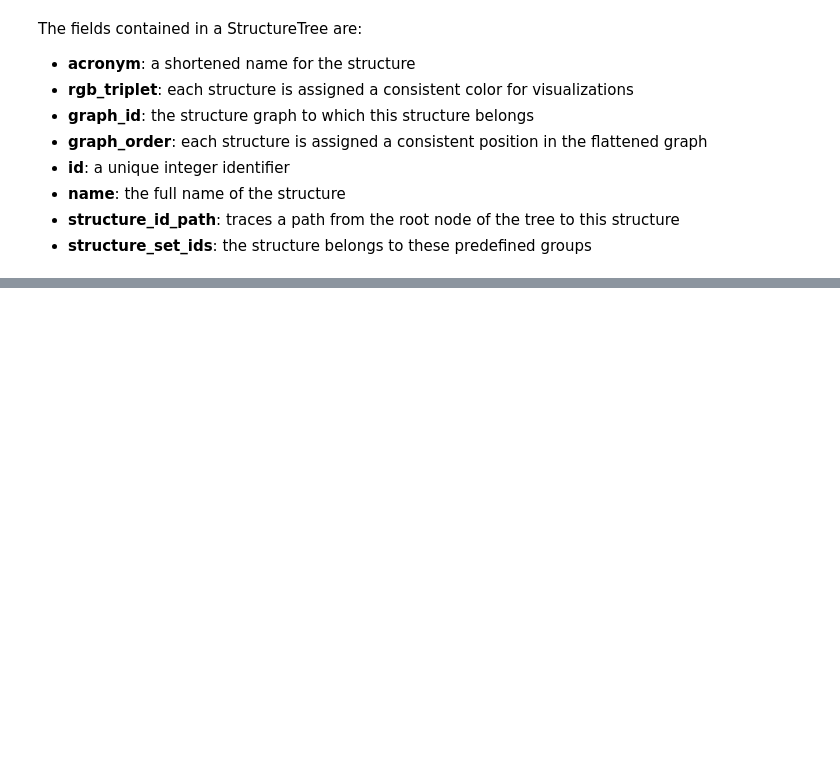
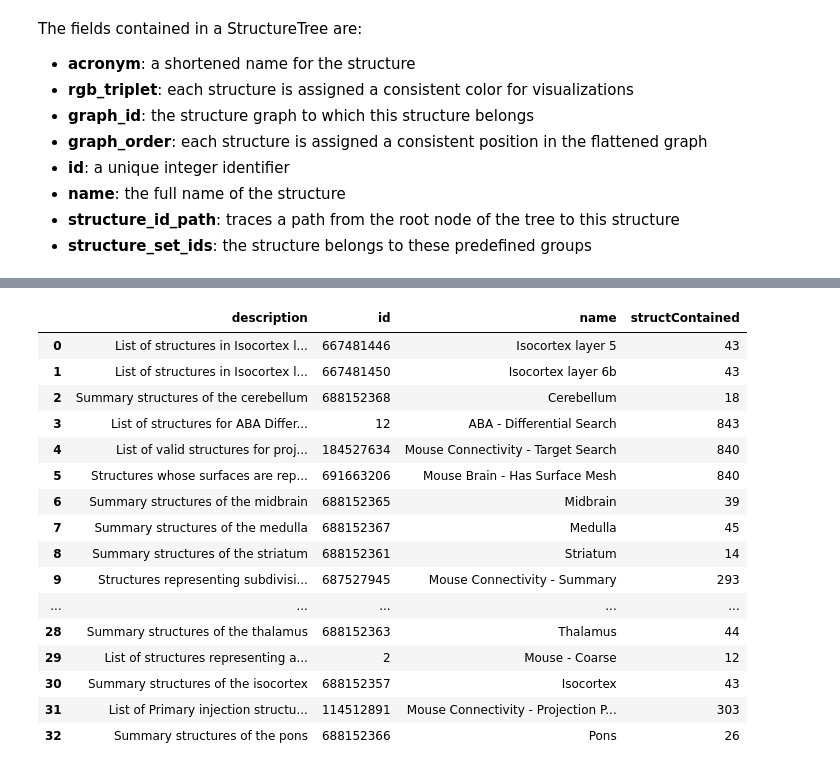
Before and after one commit to HMS-IDAC/RiffleShuffle, a Jupyter notebook: python/Explore the Allen Atlas.ipynb, the cells around one changed output, grey strips where cells are left out. Cells and saved outputs as stored; diff of their text form; code cells hidden in the pictures; blank space fills up the shorter version.

```diff
--- a/python/Explore the Allen Atlas.ipynb
+++ b/python/Explore the Allen Atlas.ipynb
@@ -39,0 +63,37 @@ The fields contained in a StructureTree are:
+# %%
+from allensdk.api.queries.ontologies_api import OntologiesApi
+
+oapi = OntologiesApi()
+
+# get the ids of all the structure sets in the tree
+structure_set_ids = tree.get_structure_sets()
+# query the API for information on those structure sets
+s = pd.DataFrame(oapi.get_structure_sets(structure_set_ids))
+
+# Add the number of structures contained in that specific set to the dataframe
+numel = []
+for sId in s['id']:
+    n = len(tree.get_structures_by_set_id([sId]))
+    numel.append(n)
+s['structContained'] = numel
+
+# Display the dataframe of structure sets
+s
+# %% [output]
+|  | description | id | name | structContained |
+| 0 | List of structures in Isocortex l... | 667481446 | Isocortex layer 5 | 43 |
+| 1 | List of structures in Isocortex l... | 667481450 | Isocortex layer 6b | 43 |
+| 2 | Summary structures of the cerebellum | 688152368 | Cerebellum | 18 |
+| 3 | List of structures for ABA Differ... | 12 | ABA - Differential Search | 843 |
+| 4 | List of valid structures for proj... | 184527634 | Mouse Connectivity - Target Search | 840 |
+| 5 | Structures whose surfaces are rep... | 691663206 | Mouse Brain - Has Surface Mesh | 840 |
+| 6 | Summary structures of the midbrain | 688152365 | Midbrain | 39 |
+| 7 | Summary structures of the medulla | 688152367 | Medulla | 45 |
+| 8 | Summary structures of the striatum | 688152361 | Striatum | 14 |
+| 9 | Structures representing subdivisi... | 687527945 | Mouse Connectivity - Summary | 293 |
+| ... | ... | ... | ... | ... |
+| 28 | Summary structures of the thalamus | 688152363 | Thalamus | 44 |
+| 29 | List of structures representing a... | 2 | Mouse - Coarse | 12 |
+| 30 | Summary structures of the isocortex | 688152357 | Isocortex | 43 |
+| 31 | List of Primary injection structu... | 114512891 | Mouse Connectivity - Projection P... | 303 |
+| 32 | Summary structures of the pons | 688152366 | Pons | 26 |
```
Also changed, not shown: parts of 16 cells of this notebook.
